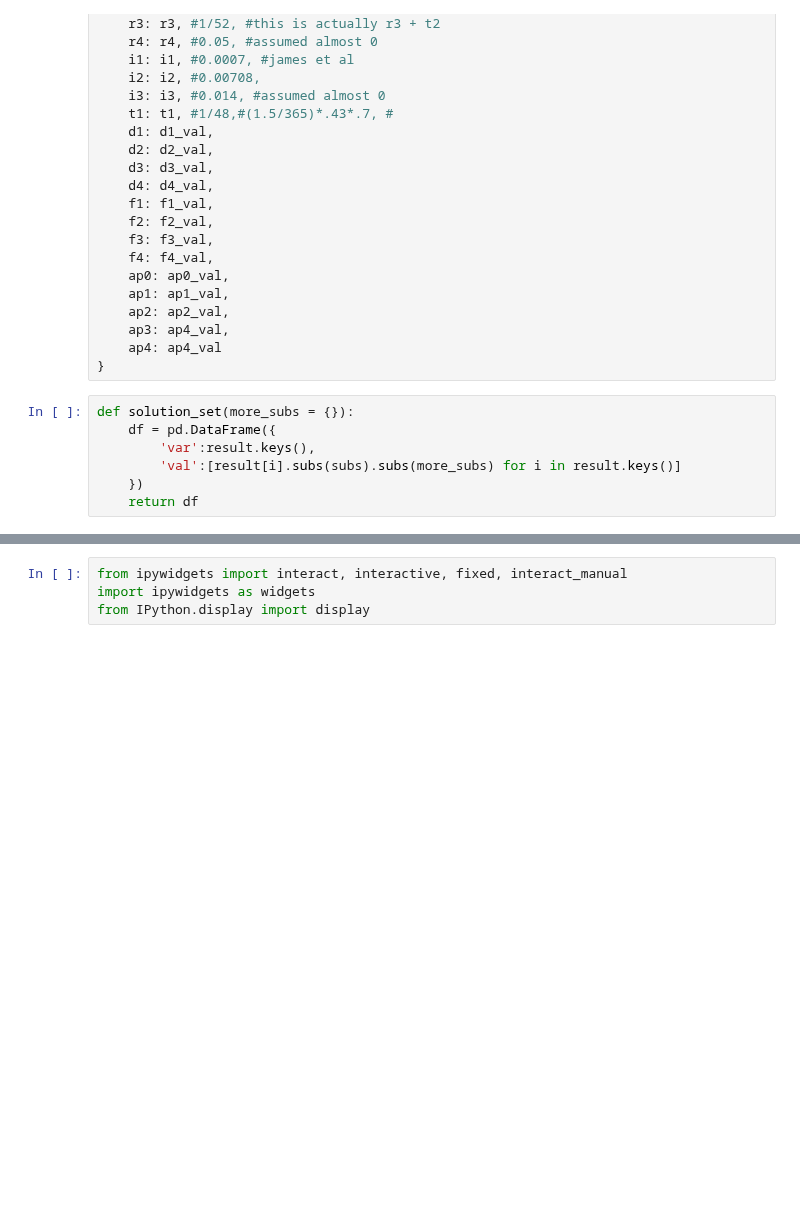
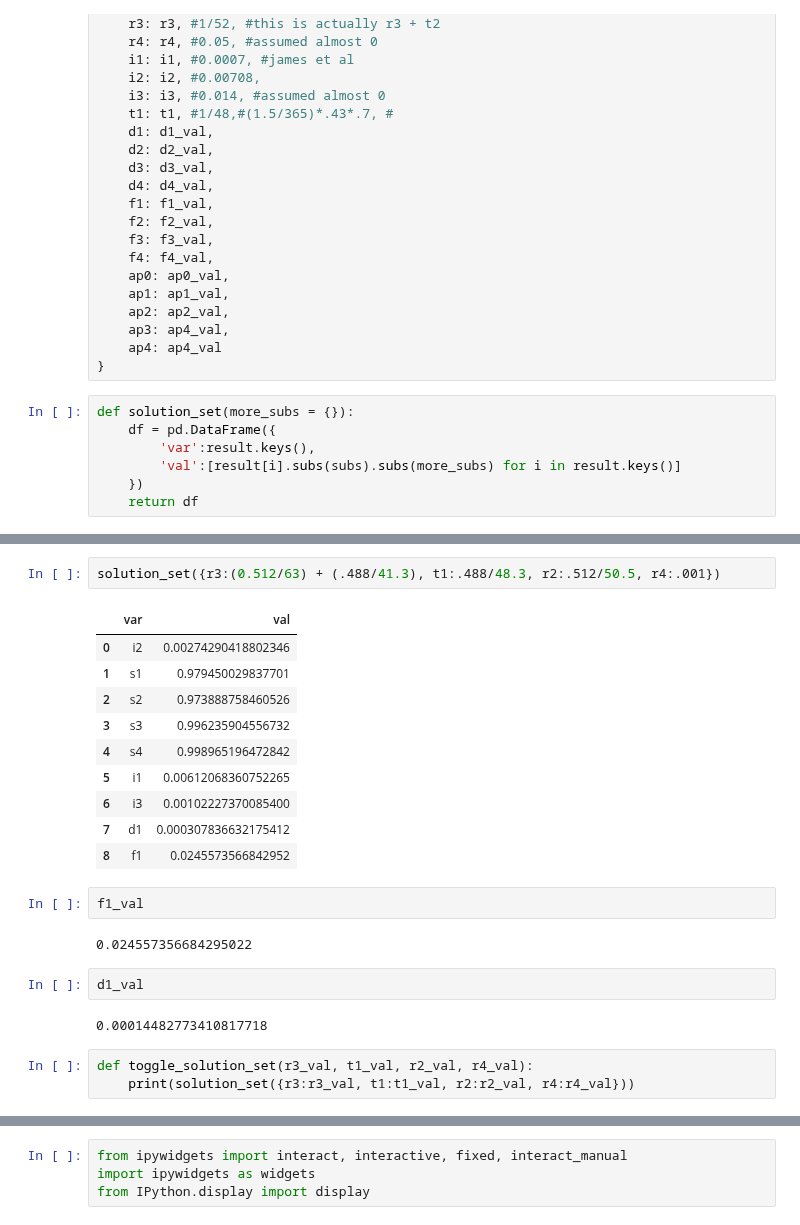
Before and after one commit to ihmeuw/vivarium_research_ciff_sam, a Jupyter notebook: wasting_transitions/2021_06_30_tx_based_wasting_transition_calc.ipynb, the cells around one changed output, grey strips where cells are left out. Drawn from its saved outputs; the diff is of its cells as text; blank space fills up the shorter version.

```diff
--- a/wasting_transitions/2021_06_30_tx_based_wasting_transition_calc.ipynb
+++ b/wasting_transitions/2021_06_30_tx_based_wasting_transition_calc.ipynb
@@ -337,0 +326,24 @@ toggle_solution_set(r3_val = 1/52, t1_val = 1/48, r2_val = 1/59, r4_val = .001)
+# %%
+solution_set({r3:(0.512/63) + (.488/41.3), t1:.488/48.3, r2:.512/50.5, r4:.001})
+# %% [output]
+|  | var | val |
+| 0 | i2 | 0.00274290418802346 |
+| 1 | s1 | 0.979450029837701 |
+| 2 | s2 | 0.973888758460526 |
+| 3 | s3 | 0.996235904556732 |
+| 4 | s4 | 0.998965196472842 |
+| 5 | i1 | 0.00612068360752265 |
+| 6 | i3 | 0.00102227370085400 |
+| 7 | d1 | 0.000307836632175412 |
+| 8 | f1 | 0.0245573566842952 |
+# %%
+f1_val
+# %% [output]
+0.024557356684295022
+# %%
+d1_val
+# %% [output]
+0.00014482773410817718
+# %%
+def toggle_solution_set(r3_val, t1_val, r2_val, r4_val):
+    print(solution_set({r3:r3_val, t1:t1_val, r2:r2_val, r4:r4_val}))
```
Also changed, not shown: parts of 20 cells of this notebook, 1 other file.
